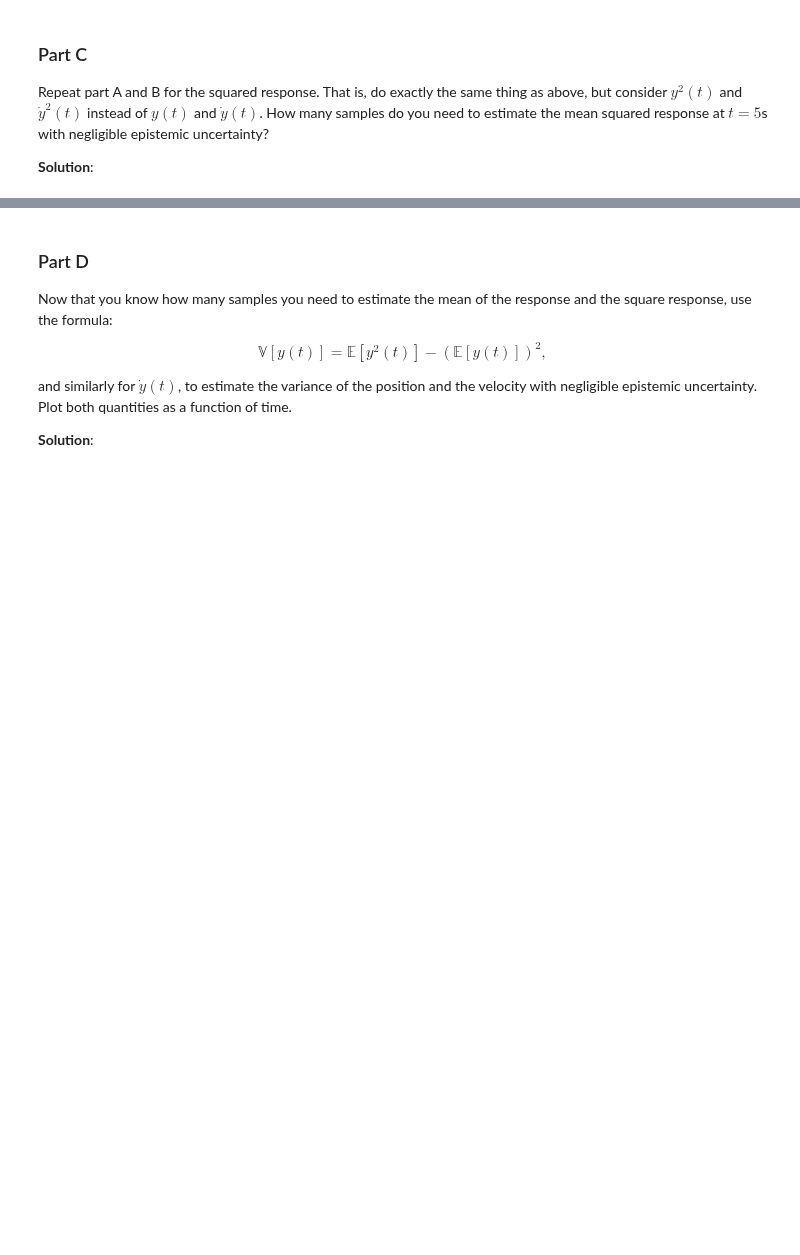
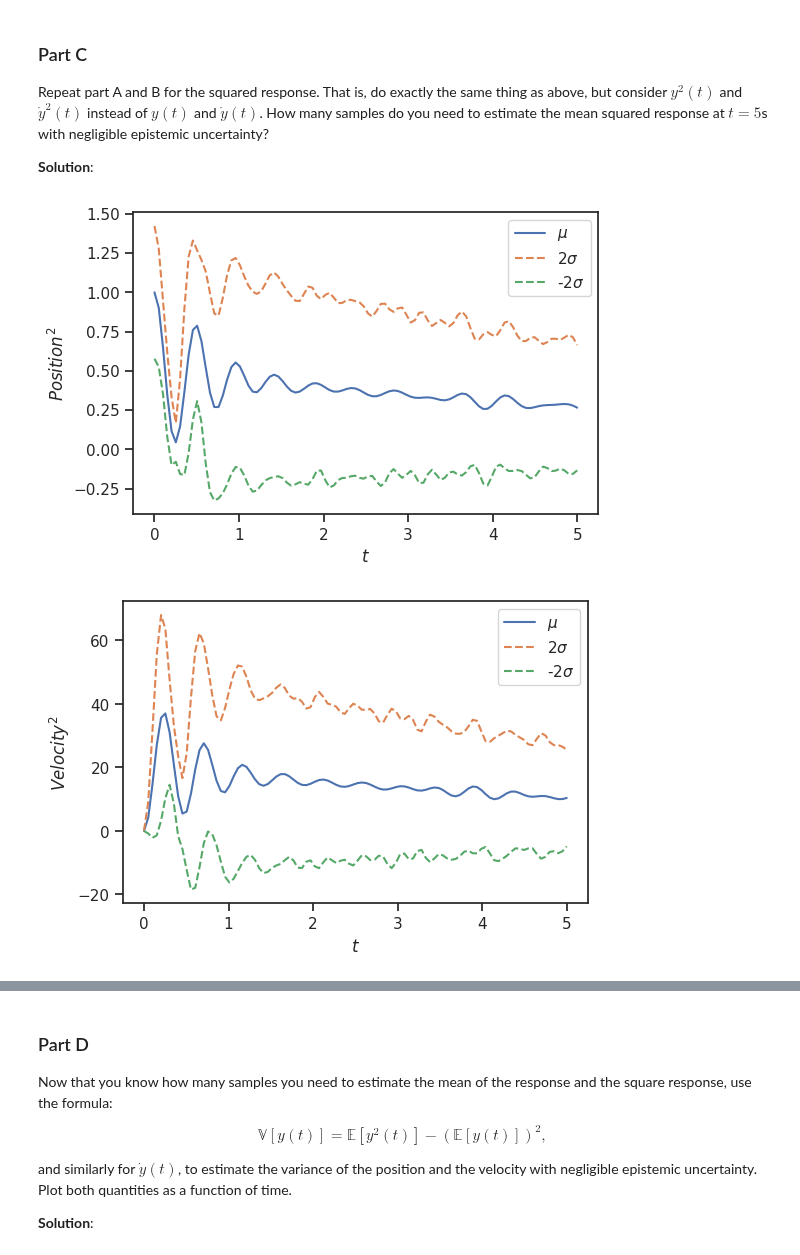
Before and after one commit to schemp98/data-analytics-se, a Jupyter notebook: lecturebook/homework/homework-03_SCC.ipynb, the cells around one changed output, grey strips where cells are left out. Drawn from its saved outputs; the diff is of its cells as text; code cells hidden in the pictures; blank space fills up the shorter version.

```diff
--- a/lecturebook/homework/homework-03_SCC.ipynb
+++ b/lecturebook/homework/homework-03_SCC.ipynb
@@ -313,0 +318,34 @@ How many samples do you need to estimate the mean squared response at $t=5$s wit
+# %%
+# Your code here
+# find mean and standard deviation of position samples
+
+pos2_samp_all = pos_samp_all**2
+vel2_samp_all = vel_samp_all**2
+
+pos2_samp_mean = np.mean(pos2_samp_all, axis = 0)
+pos2_samp_std  = np.std(pos2_samp_all, axis = 0)
+
+vel2_samp_mean = np.mean(vel2_samp_all, axis = 0)
+vel2_samp_std  = np.std(vel2_samp_all, axis = 0)
+
+fig, ax = plt.subplots()
+ax.plot(ts, pos2_samp_mean, label="$\mu$")
+ax.plot(ts, pos2_samp_mean + 2* pos2_samp_std, "--", label="2$\sigma$")
+ax.plot(ts, pos2_samp_mean - 2* pos2_samp_std, "--", label="-2$\sigma$")
+
+ax.set_xlabel("$t$")
+ax.set_ylabel("$Position^2$")
+plt.legend(loc="best");
+
+
+fig, ax = plt.subplots()
+ax.plot(ts, vel2_samp_mean, label="$\mu$")
+ax.plot(ts, vel2_samp_mean + 2* vel2_samp_std, "--", label="2$\sigma$")
+ax.plot(ts, vel2_samp_mean - 2* vel2_samp_std, "--", label="-2$\sigma$")
+
+ax.set_xlabel("$t$")
+ax.set_ylabel("$Velocity^2$")
+plt.legend(loc="best");
+# %% [output]
+[figure, added]
+[figure, added]
```
Also changed, not shown: parts of 14 cells of this notebook.
